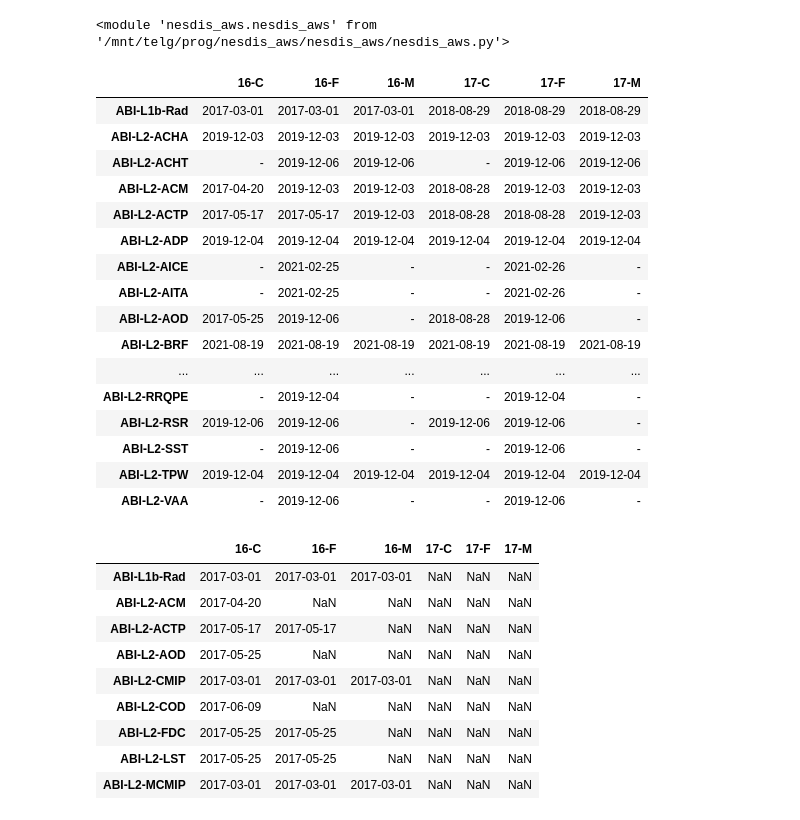
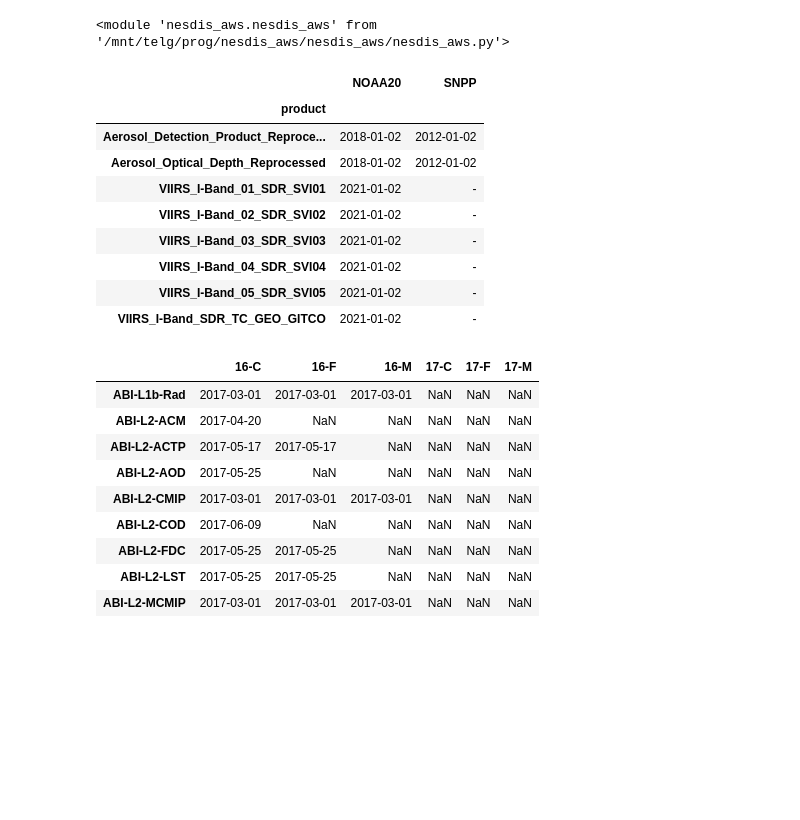
Before and after one commit to hagne/nesdis_aws, a Jupyter notebook: examples/getting_started.ipynb, the cells around one changed output. Cells and saved outputs as stored; diff of their text form; code cells hidden in the pictures; blank space fills up the shorter version.

```diff
--- a/examples/getting_started.ipynb
+++ b/examples/getting_started.ipynb
@@ -32,23 +80,16 @@ available_products = nesdis_aws.nesdis_aws.get_available_products()
-# %%
-available_products
-# %% [output]
-|  | 16-C | 16-F | 16-M | 17-C | 17-F | 17-M |
-| ABI-L1b-Rad | 2017-03-01 | 2017-03-01 | 2017-03-01 | 2018-08-29 | 2018-08-29 | 2018-08-29 |
-| ABI-L2-ACHA | 2019-12-03 | 2019-12-03 | 2019-12-03 | 2019-12-03 | 2019-12-03 | 2019-12-03 |
-| ABI-L2-ACHT | - | 2019-12-06 | 2019-12-06 | - | 2019-12-06 | 2019-12-06 |
-| ABI-L2-ACM | 2017-04-20 | 2019-12-03 | 2019-12-03 | 2018-08-28 | 2019-12-03 | 2019-12-03 |
-| ABI-L2-ACTP | 2017-05-17 | 2017-05-17 | 2019-12-03 | 2018-08-28 | 2018-08-28 | 2019-12-03 |
-| ABI-L2-ADP | 2019-12-04 | 2019-12-04 | 2019-12-04 | 2019-12-04 | 2019-12-04 | 2019-12-04 |
-| ABI-L2-AICE | - | 2021-02-25 | - | - | 2021-02-26 | - |
-| ABI-L2-AITA | - | 2021-02-25 | - | - | 2021-02-26 | - |
-| ABI-L2-AOD | 2017-05-25 | 2019-12-06 | - | 2018-08-28 | 2019-12-06 | - |
-| ABI-L2-BRF | 2021-08-19 | 2021-08-19 | 2021-08-19 | 2021-08-19 | 2021-08-19 | 2021-08-19 |
-| ... | ... | ... | ... | ... | ... | ... |
-| ABI-L2-RRQPE | - | 2019-12-04 | - | - | 2019-12-04 | - |
-| ABI-L2-RSR | 2019-12-06 | 2019-12-06 | - | 2019-12-06 | 2019-12-06 | - |
-| ABI-L2-SST | - | 2019-12-06 | - | - | 2019-12-06 | - |
-| ABI-L2-TPW | 2019-12-04 | 2019-12-04 | 2019-12-04 | 2019-12-04 | 2019-12-04 | 2019-12-04 |
-| ABI-L2-VAA | - | 2019-12-06 | - | - | 2019-12-06 | - |
+# %%
+nesdis_aws.nesdis_aws.get_available_JPSS_products()
+# %% [output]
+|  | NOAA20 | SNPP |
+| product |  |  |
+| Aerosol_Detection_Product_Reproce... | 2018-01-02 | 2012-01-02 |
+| Aerosol_Optical_Depth_Reprocessed | 2018-01-02 | 2012-01-02 |
+| VIIRS_I-Band_01_SDR_SVI01 | 2021-01-02 | - |
+| VIIRS_I-Band_02_SDR_SVI02 | 2021-01-02 | - |
+| VIIRS_I-Band_03_SDR_SVI03 | 2021-01-02 | - |
+| VIIRS_I-Band_04_SDR_SVI04 | 2021-01-02 | - |
+| VIIRS_I-Band_05_SDR_SVI05 | 2021-01-02 | - |
+| VIIRS_I-Band_SDR_TC_GEO_GITCO | 2021-01-02 | - |
 # %%
 def test(x, start = '2018-08-01'):
     try:
```
Also changed, not shown: parts of 6 cells of this notebook, 1 other file.
